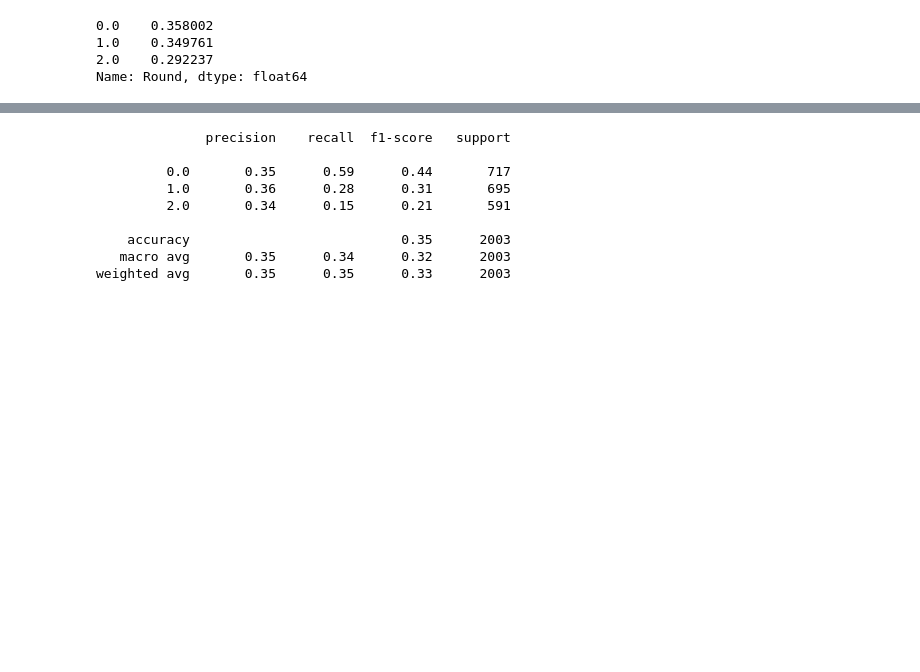
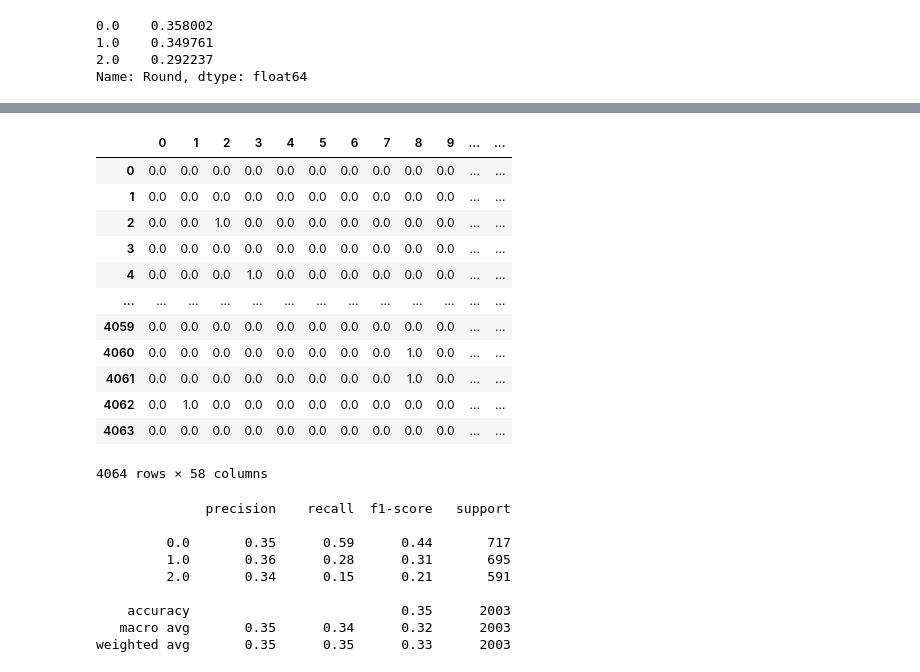
Before and after one commit to jpalgon/Draft_Combine, a Jupyter notebook: Modeling-Copy1.ipynb, the cells around one changed output, grey strips where cells are left out. Drawn from its saved outputs; the diff is of its cells as text; code cells hidden in the pictures; blank space fills up the shorter version.

```diff
--- a/Modeling-Copy1.ipynb
+++ b/Modeling-Copy1.ipynb
@@ -56,3 +56,25 @@ Name: Round, dtype: float64
 # %%
 X = model_df.drop(['Round'],axis=1)
 y = model_df.Round
+# %%
+X_train, X_test, y_train, y_test = train_test_split(X,y,test_size=.33,random_state=42)
+
+player_name = X_test.player
+player_pick = X_test.pick
+player_year = X_test.year
+player_team = X_test.team
+player_age = X_test.Age
+
+X_train.drop(['player','pick','year','team','Age'],axis=1,inplace=True)
+X_test.drop(['player','pick','year','team','Age'],axis=1,inplace=True)
+# %%
+ohe = OneHotEncoder(handle_unknown='ignore')
+X_train_cat = X_train.select_dtypes('object')
+X_train_num = X_train.select_dtypes('float64')
+X_test_cat = X_test.select_dtypes('object')
+X_test_num = X_test.select_dtypes('float64')
+ohe.fit(X_train_cat)
+X_train_enc = pd.DataFrame.sparse.from_spmatrix(ohe.transform(X_train_cat))
+X_test_enc = pd.DataFrame.sparse.from_spmatrix(ohe.transform(X_test_cat))
+train_enc = X_train.join(X_train_enc).drop(['pos','college_conference'],axis=1)
+test_enc = X_test.join(X_test_enc).drop(['pos','college_conference'],axis=1)
@@ -59,3 +129,19 @@ y = model_df.Round
+# %%
+X_train_enc
+# %% [output]
+|  | 0 | 1 | 2 | 3 | 4 | 5 | 6 | 7 | 8 | 9 | ... | ... |
+| 0 | 0.0 | 0.0 | 0.0 | 0.0 | 0.0 | 0.0 | 0.0 | 0.0 | 0.0 | 0.0 | ... | ... |
+| 1 | 0.0 | 0.0 | 0.0 | 0.0 | 0.0 | 0.0 | 0.0 | 0.0 | 0.0 | 0.0 | ... | ... |
+| 2 | 0.0 | 0.0 | 1.0 | 0.0 | 0.0 | 0.0 | 0.0 | 0.0 | 0.0 | 0.0 | ... | ... |
+| 3 | 0.0 | 0.0 | 0.0 | 0.0 | 0.0 | 0.0 | 0.0 | 0.0 | 0.0 | 0.0 | ... | ... |
+| 4 | 0.0 | 0.0 | 0.0 | 1.0 | 0.0 | 0.0 | 0.0 | 0.0 | 0.0 | 0.0 | ... | ... |
+| ... | ... | ... | ... | ... | ... | ... | ... | ... | ... | ... | ... | ... |
+| 4059 | 0.0 | 0.0 | 0.0 | 0.0 | 0.0 | 0.0 | 0.0 | 0.0 | 0.0 | 0.0 | ... | ... |
+| 4060 | 0.0 | 0.0 | 0.0 | 0.0 | 0.0 | 0.0 | 0.0 | 0.0 | 1.0 | 0.0 | ... | ... |
+| 4061 | 0.0 | 0.0 | 0.0 | 0.0 | 0.0 | 0.0 | 0.0 | 0.0 | 1.0 | 0.0 | ... | ... |
+| 4062 | 0.0 | 1.0 | 0.0 | 0.0 | 0.0 | 0.0 | 0.0 | 0.0 | 0.0 | 0.0 | ... | ... |
+| 4063 | 0.0 | 0.0 | 0.0 | 0.0 | 0.0 | 0.0 | 0.0 | 0.0 | 0.0 | 0.0 | ... | ... |
+4064 rows × 58 columns
 # %%
 X_train, X_test, y_train, y_test = train_test_split(X,y,test_size=.33,random_state=42)
 
```
Also changed, not shown: parts of 3 cells of this notebook, 2 other files.
